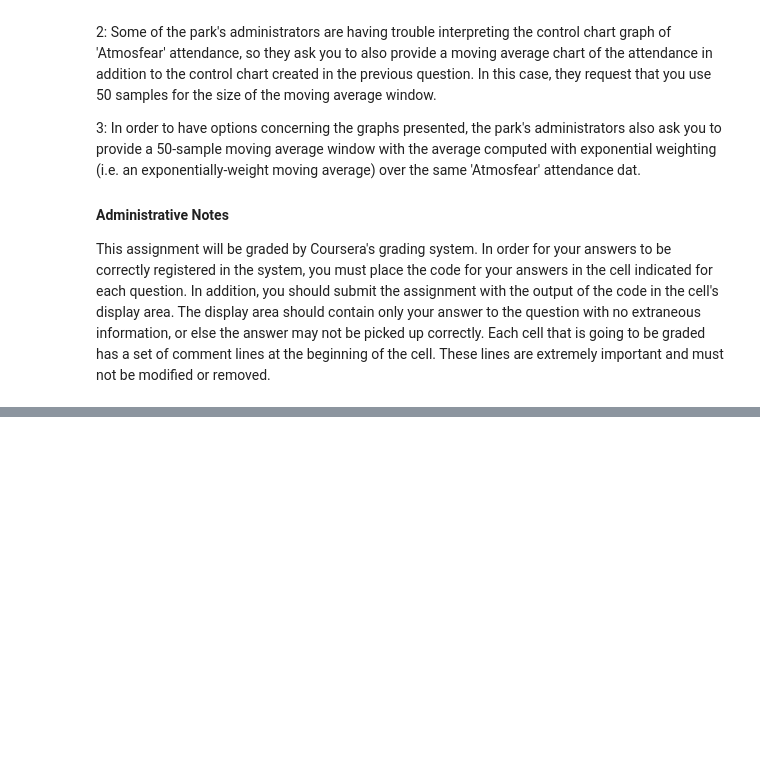
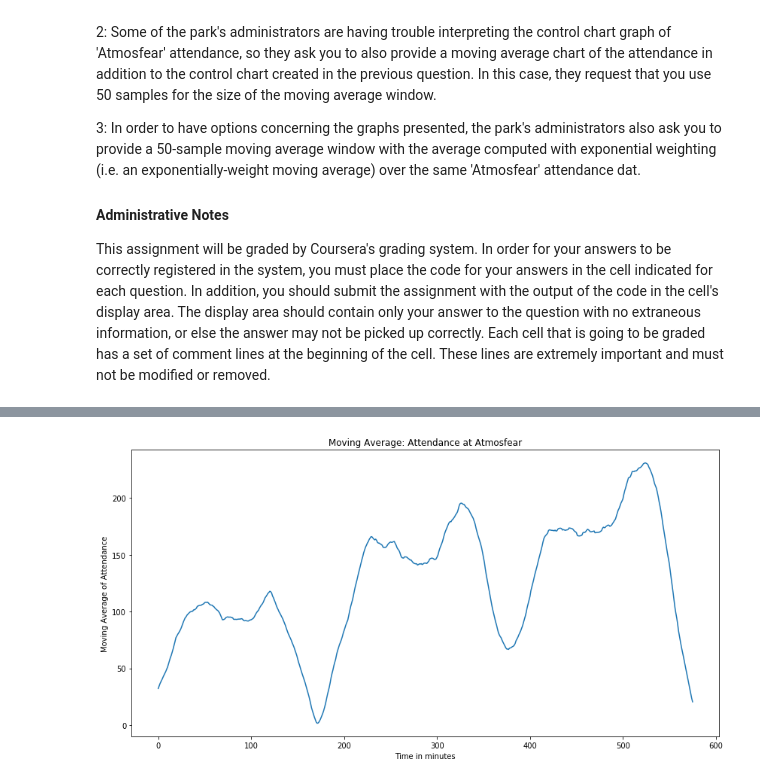
Before and after one commit to claudiordgz/asu-mcs, a Jupyter notebook: CSE578/programming-assignments/Assignment 4.ipynb, the cells around one changed output, grey strips where cells are left out. Saved outputs shown, nothing was run; the diff lists cells and outputs as text; code cells hidden in the pictures; blank space fills up the shorter version.

```diff
--- a/CSE578/programming-assignments/Assignment 4.ipynb
+++ b/CSE578/programming-assignments/Assignment 4.ipynb
@@ -37,7 +96,17 @@ This assignment will be graded by Coursera's grading system. In order for your a
 # %%
 # Graded Part, PartID: Z9m56
 # Create and display a moving average chart of the attendance at 'Atmosfear' over the data provided. Use a window size of
 # 50 for this moving average.
+
+plt.title('Moving Average: Attendance at Atmosfear')
+plt.ylabel('Moving Average of Attendance')
+plt.xlabel('Time in minutes')
+
+window_size = 50
+plt.plot(x_axis, np.convolve(attendances, np.ones(window_size,)/window_size, 'same'), )
+plt.show()
+# %% [output]
+[figure, added]
 # %%
 # Graded Part, artID: 3KxS2
 # Create and display an exponentially-weighted moving average chart of the attendance at 'Atmosfear' over the data provided.
```
Also changed, not shown: parts of 4 cells of this notebook, 2 other files.
